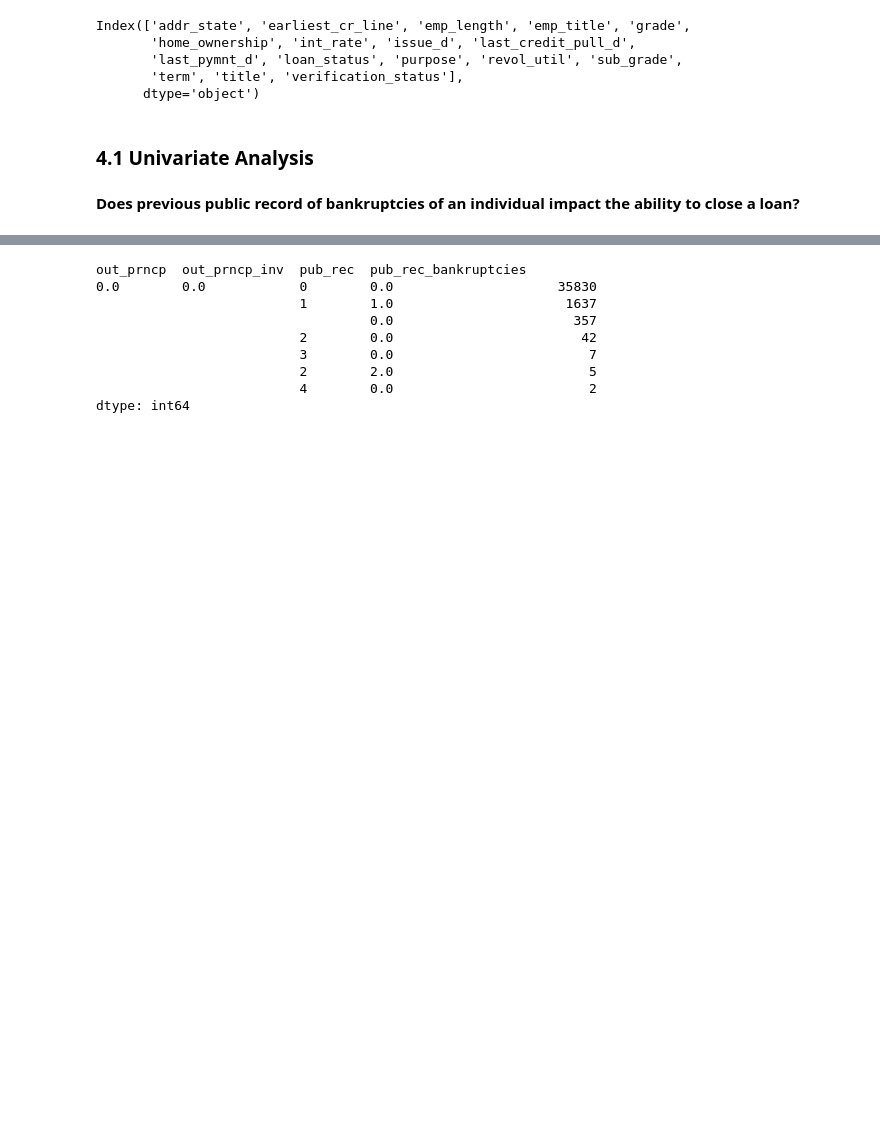
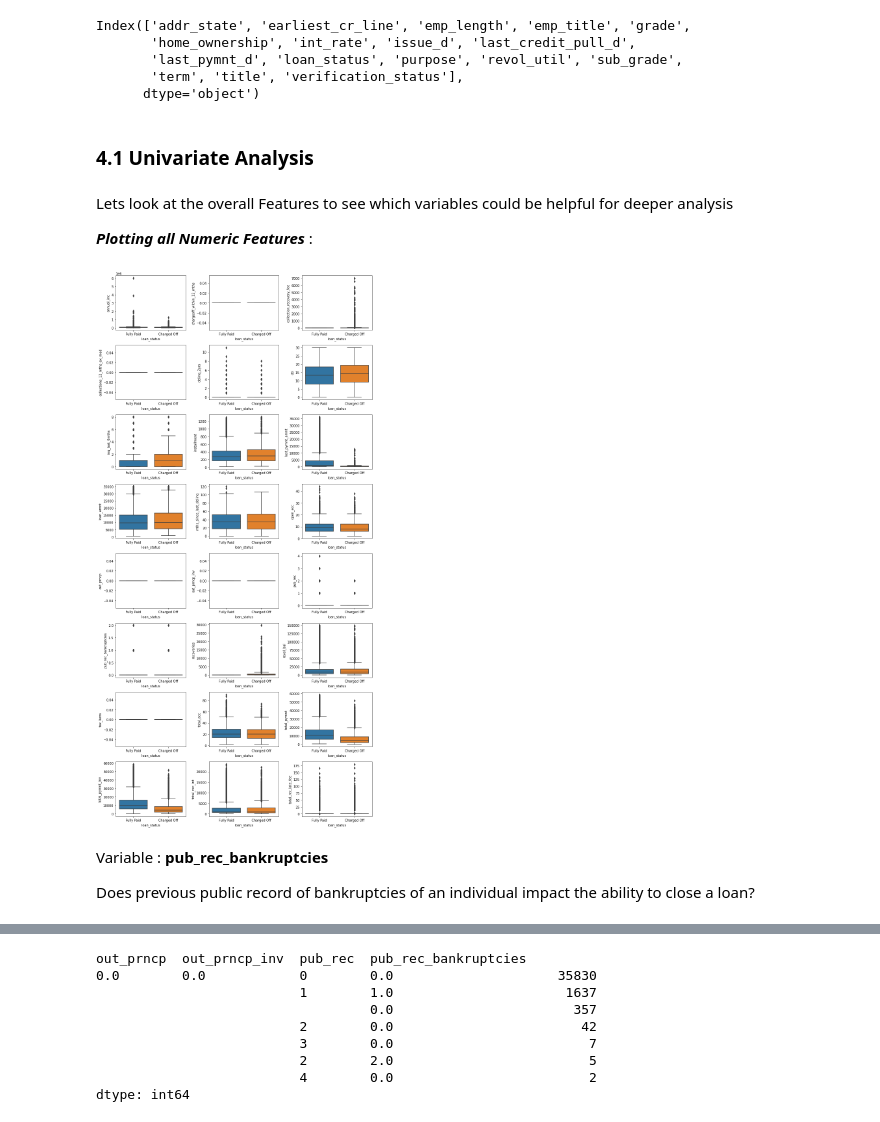
Before and after one commit to rramchan12/Lending-Club-EDA-CaseStudy, a Jupyter notebook: Lending_Club_EDA_Analysis.ipynb, the cells around one changed output, grey strips where cells are left out. Drawn from its saved outputs; the diff is of its cells as text; code cells hidden in the pictures; blank space fills up the shorter version.

Commit message:
Added Few more variables

```diff
--- a/Lending_Club_EDA_Analysis.ipynb
+++ b/Lending_Club_EDA_Analysis.ipynb
@@ -366,5 +366,26 @@ Index(['addr_state', 'earliest_cr_line', 'emp_length', 'emp_title', 'grade',
       dtype='object')
 # %% [markdown]
 ### 4.1 Univariate Analysis ###
+# %% [markdown]
+Lets look at the overall Features to see which variables could be helpful for deeper analysis
+
+***Plotting all Numeric Features*** :
+# %%
+list_numerical_feats = list(numeric_feats)
+nr_rows = 8
+nr_cols = 3
+fig, axs = plt.subplots(nr_rows, nr_cols, figsize=(nr_cols*4,nr_rows*3))
+for r in range(0,nr_rows):
+    for c in range(0,nr_cols):
+        i = r*nr_cols+c
+        if i < len(list_numerical_feats):
+            sns.boxplot(y=list_numerical_feats[i], x='loan_status', data=loan_analysis_df, ax = axs[r][c])
+plt.tight_layout()
+plt.show()
+# %% [output]
+[figure, added]
 # %% [markdown]
-**Does previous public record of bankruptcies of an individual impact the ability to close a loan?**
+Variable : **pub_rec_bankruptcies**
+
+
+Does previous public record of bankruptcies of an individual impact the ability to close a loan?
```
Also changed, not shown: parts of 26 cells of this notebook.
